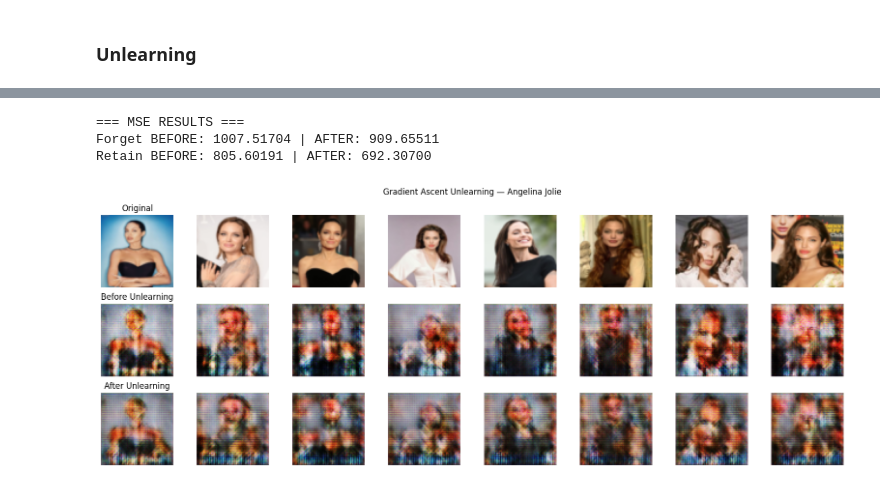
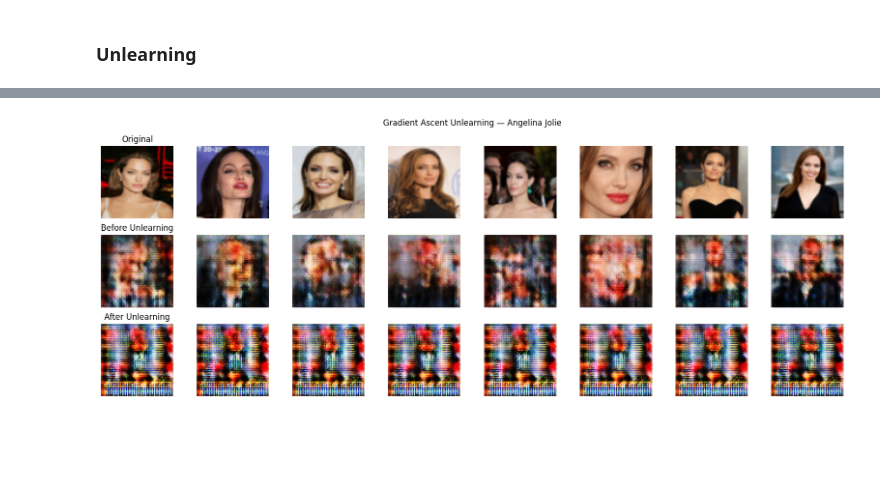
Before and after one commit to jasminesun1/machine_unlearning, a Jupyter notebook: celeb_unlearning.ipynb, the cells around one changed output, grey strips where cells are left out. Cells and saved outputs as stored; diff of their text form; code cells hidden in the pictures; blank space fills up the shorter version.

Commit message:
unlearning improved

```diff
--- a/celeb_unlearning.ipynb
+++ b/celeb_unlearning.ipynb
@@ -465,24 +471,40 @@ def show_reconstructions_compare(before_model, after_model, loader, title="", n=
 # %%
-# MSE comparison
-forget_before = compute_mse(ae_model, forget_loader)
-retain_before = compute_mse(ae_model, retain_loader)
+def show_compare(model_before, model_after, loader, n=8, title=""):
+    model_before.eval()
+    model_after.eval()
 
-forget_after = compute_mse(ae_after, forget_loader)
-retain_after = compute_mse(ae_after, retain_loader)
+    x, _ = next(iter(loader))
+    x = x[:n].to(device)
 
-print("=== MSE RESULTS ===")
-print(f"Forget BEFORE: {forget_before:.5f} | AFTER: {forget_after:.5f}")
-print(f"Retain BEFORE: {retain_before:.5f} | AFTER: {retain_after:.5f}")
+    with torch.no_grad():
+        r_before = model_before(x)
+        r_after  = model_after(x)
+
+    fig, axes = plt.subplots(3, n, figsize=(2*n, 6))
+
+    for i in range(n):
+        axes[0,i].imshow(x[i].cpu().permute(1,2,0).clamp(0,1))
+        axes[0,i].axis("off")
+
+        axes[1,i].imshow(r_before[i].cpu().permute(1,2,0).clamp(0,1))
+        axes[1,i].axis("off")
+
+        axes[2,i].imshow(r_after[i].cpu().permute(1,2,0).clamp(0,1))
+        axes[2,i].axis("off")
+
+    axes[0,0].set_title("Original")
+    axes[1,0].set_title("Before Unlearning")
+    axes[2,0].set_title("After Unlearning")
+
+    plt.suptitle(title)
+    plt.tight_layout()
+    plt.show()
-# %% [output]
-=== MSE RESULTS ===
-Forget BEFORE: 1007.51704 | AFTER: 909.65511
-Retain BEFORE: 805.60191 | AFTER: 692.30700
 # %%
-show_reconstructions_compare(
-    ae_model,
-    ae_after,
+show_compare(
+    ae_original,
+    ae_unlearn,
     forget_loader,
-    title=f"Gradient Ascent Unlearning — {forget_celebrity}"
+    title="Gradient Ascent Unlearning — Angelina Jolie"
 )
 # %% [output]
-[figure, old version]
+[figure, new version]
```
Also changed, not shown: parts of 5 cells of this notebook.
